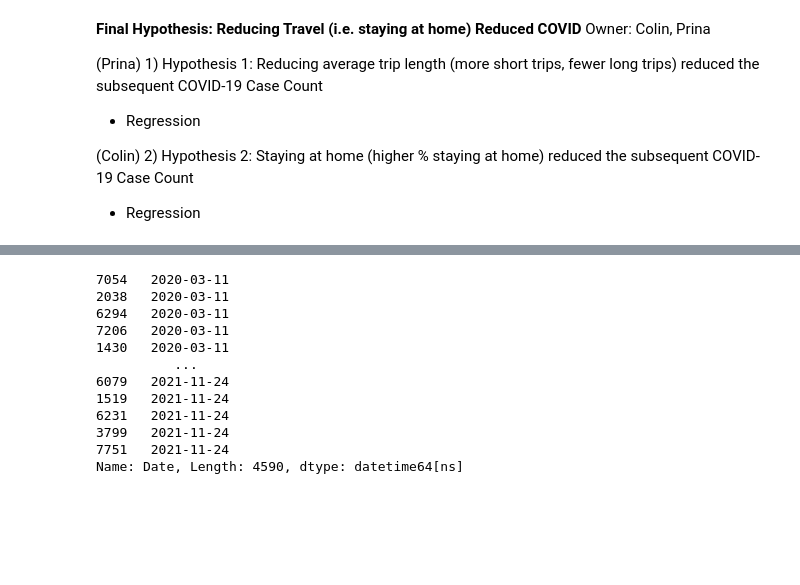
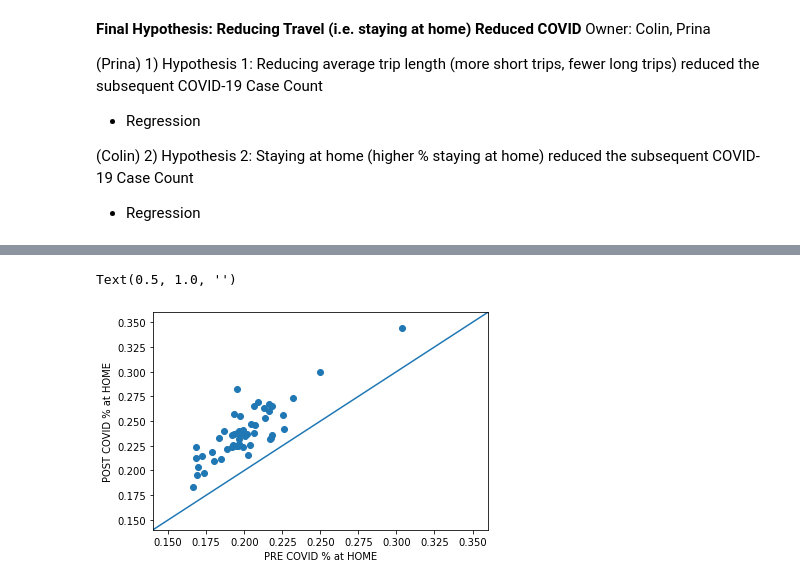
Before and after one commit to colinscampbell/project-1, a Jupyter notebook: analysis/colin.ipynb, the cells around one changed output, grey strips where cells are left out. Drawn from its saved outputs; the diff is of its cells as text; code cells hidden in the pictures; blank space fills up the shorter version.

```diff
--- a/analysis/colin.ipynb
+++ b/analysis/colin.ipynb
@@ -40,3 +40,6 @@ weekly_consolidated["CASES"] = weekly_consolidated["new_death"] / weekly_consoli
 # %%
 pre_covid = weekly_consolidated[weekly_consolidated["Date"] <= "2020-03-04"]
 post_covid = weekly_consolidated[weekly_consolidated["Date"] > "2020-03-04"]
+
+pre_covid_avg = pre_covid.groupby("state").mean()
+post_covid_avg = post_covid.groupby("state").mean()
@@ -72,15 +46,12 @@ plt.xticks(rotation='vertical')
-# %%
-post_covid["Date"]
-# %% [output]
-7054   2020-03-11
-2038   2020-03-11
-6294   2020-03-11
-7206   2020-03-11
-1430   2020-03-11
-          ...
-6079   2021-11-24
-1519   2021-11-24
-6231   2021-11-24
-3799   2021-11-24
-7751   2021-11-24
-Name: Date, Length: 4590, dtype: datetime64[ns]
+# %%
+x = pre_covid_avg["%HOME"]
+y = post_covid_avg["%HOME"]
+
+plt.scatter(x,y)
+plt.axline((0.15,0.15),(.35,.35))
+plt.xlabel("PRE COVID % at HOME")
+plt.ylabel("POST COVID % at HOME")
+plt.title("Everyone Stayed Home More during COVID")
+# %% [output]
+Text(0.5, 1.0, '')
+[figure, added]
```
Also changed, not shown: parts of 4 cells of this notebook.
